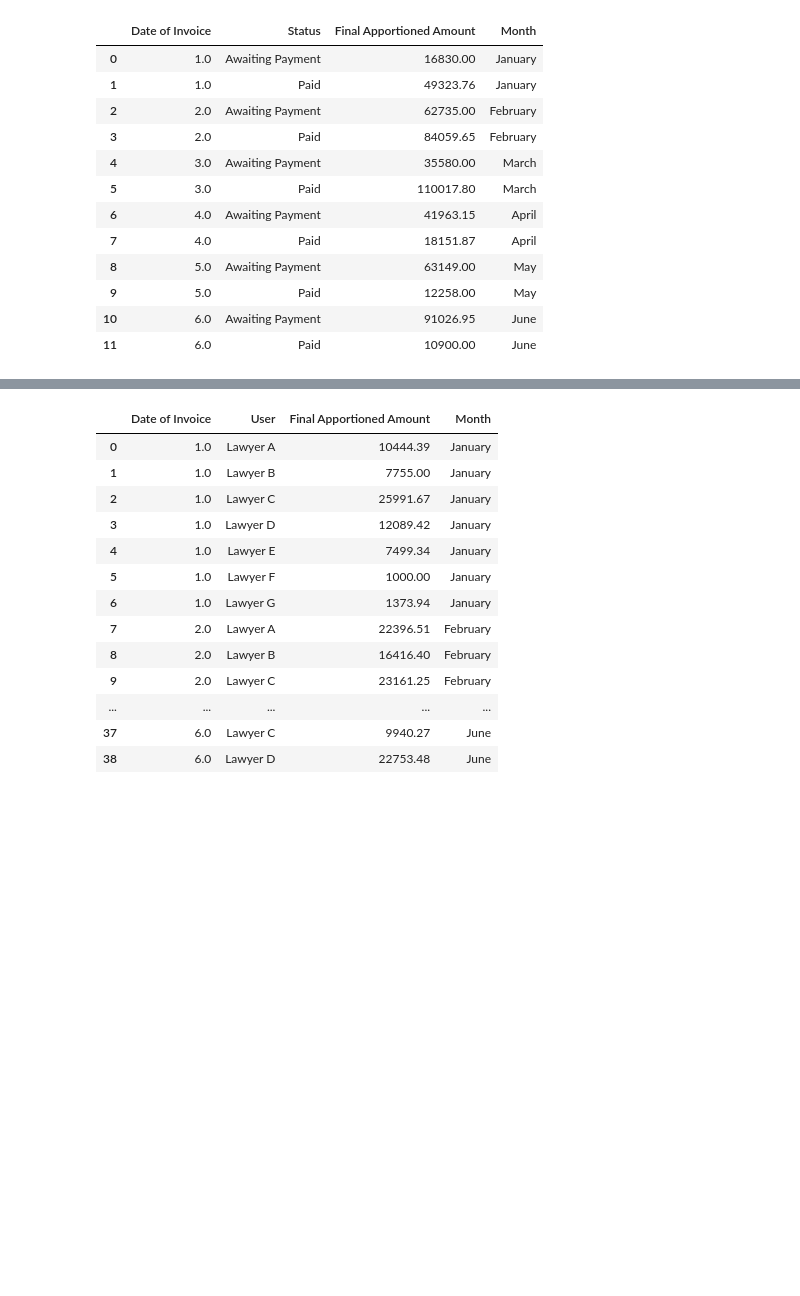
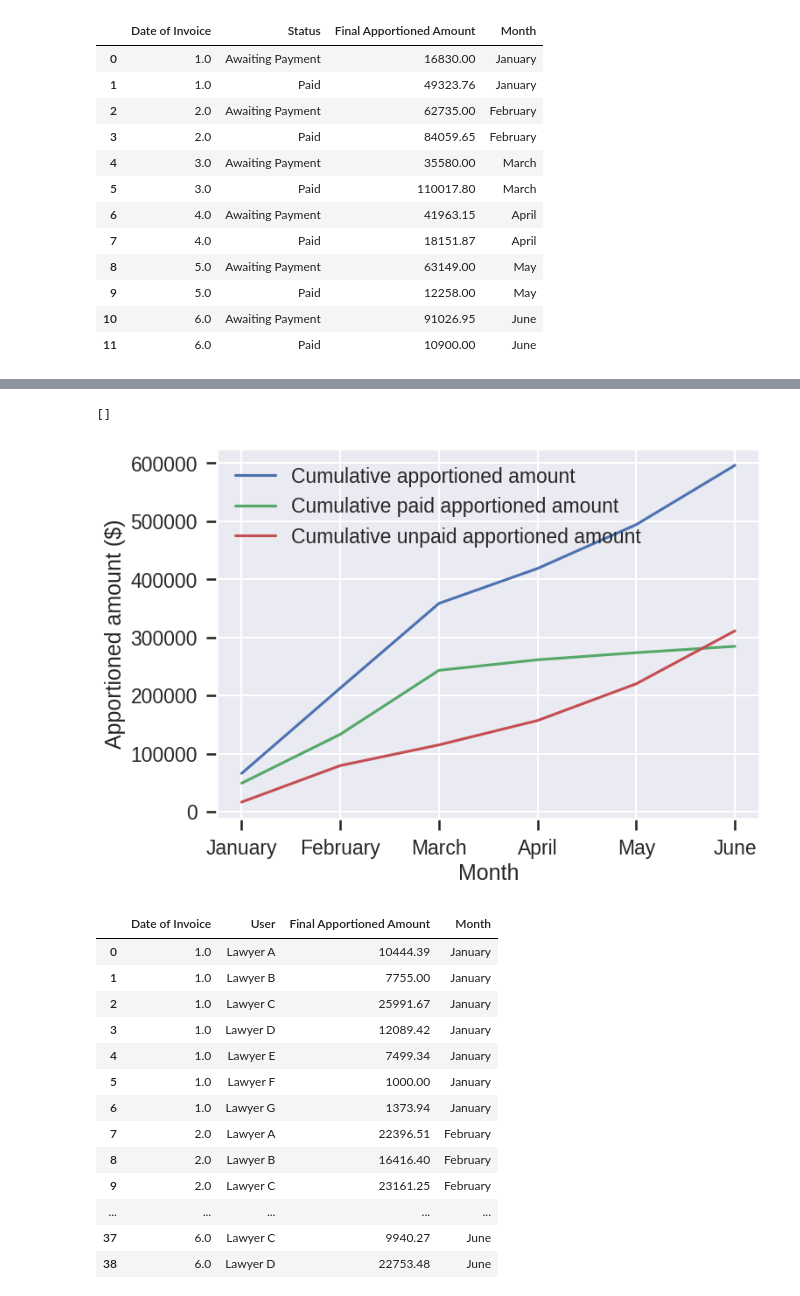
Before and after one commit to snek5/4gia-datachallenge, a Jupyter notebook: 4_gia.ipynb, the cells around one changed output, grey strips where cells are left out. Drawn from its saved outputs; the diff is of its cells as text; code cells hidden in the pictures; blank space fills up the shorter version.

```diff
--- a/4_gia.ipynb
+++ b/4_gia.ipynb
@@ -257,0 +272,11 @@ plt.show()
+# %%
+# Cumulative sum
+apportionment_by_month['Cumulative apportionment'] = apportionment_by_month['Final Apportioned Amount'].cumsum()
+paid = apportionment_by_month_status.loc[apportionment_by_month_status['Status'] == 'Paid']
+unpaid = apportionment_by_month_status.loc[apportionment_by_month_status['Status'] == 'Awaiting Payment']
+
+paid['Cumulative paid apportionment'] = paid['Final Apportioned Amount'].cumsum()
+unpaid['Cumulative unpaid apportionment'] = unpaid['Final Apportioned Amount'].cumsum()
+
+paid
+unpaid
@@ -258,3 +301,14 @@ plt.show()
+# %%
+plt.plot(apportionment_by_month['Month'], apportionment_by_month['Cumulative apportionment'], label = 'Cumulative apportioned amount')
+plt.plot(paid['Month'], paid['Cumulative paid apportionment'], label = 'Cumulative paid apportioned amount')
+plt.plot(unpaid['Month'], unpaid['Cumulative unpaid apportionment'], label = 'Cumulative unpaid apportioned amount')
+plt.ylabel('Apportioned amount ($)')
+plt.xlabel('Month')
+plt.legend()
+plt.plot()
+# %% [output]
+[]
+[figure, added]
 # %%
 # Total apportioned amount per month by lawyers
 
```
Also changed, not shown: parts of 6 cells of this notebook, 1 other file.
